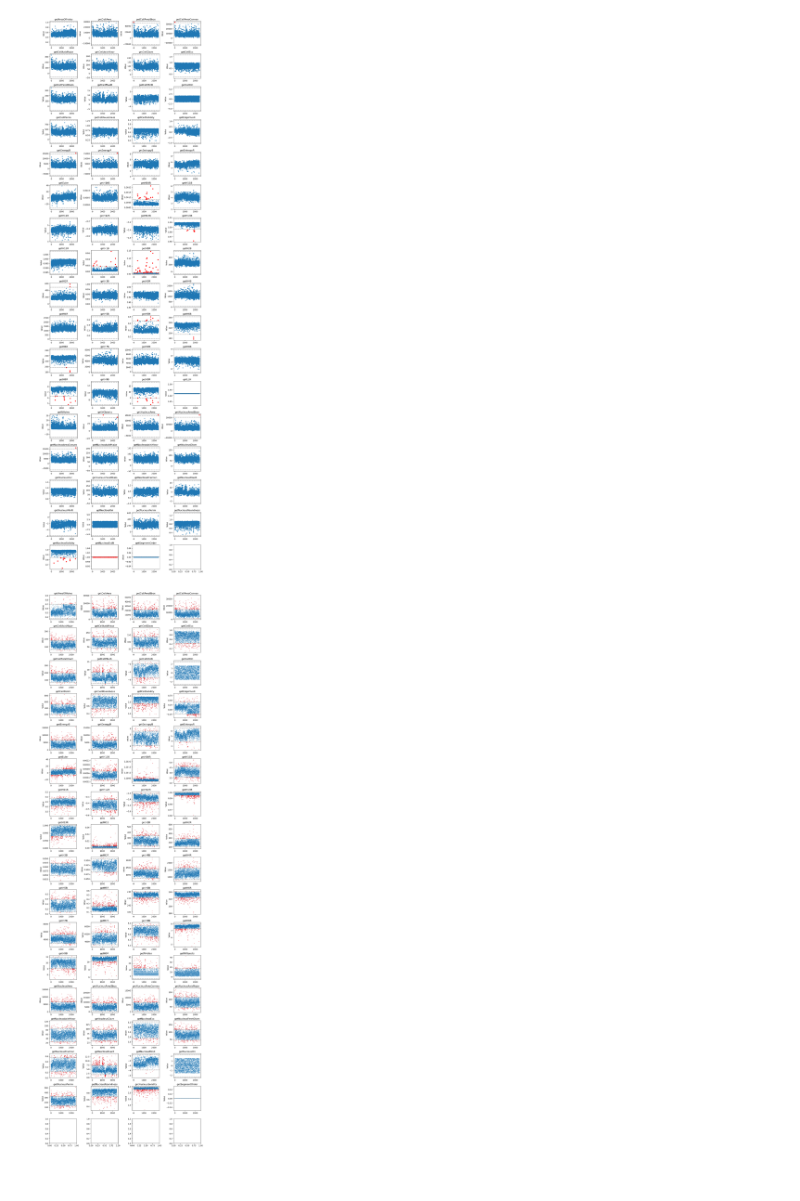
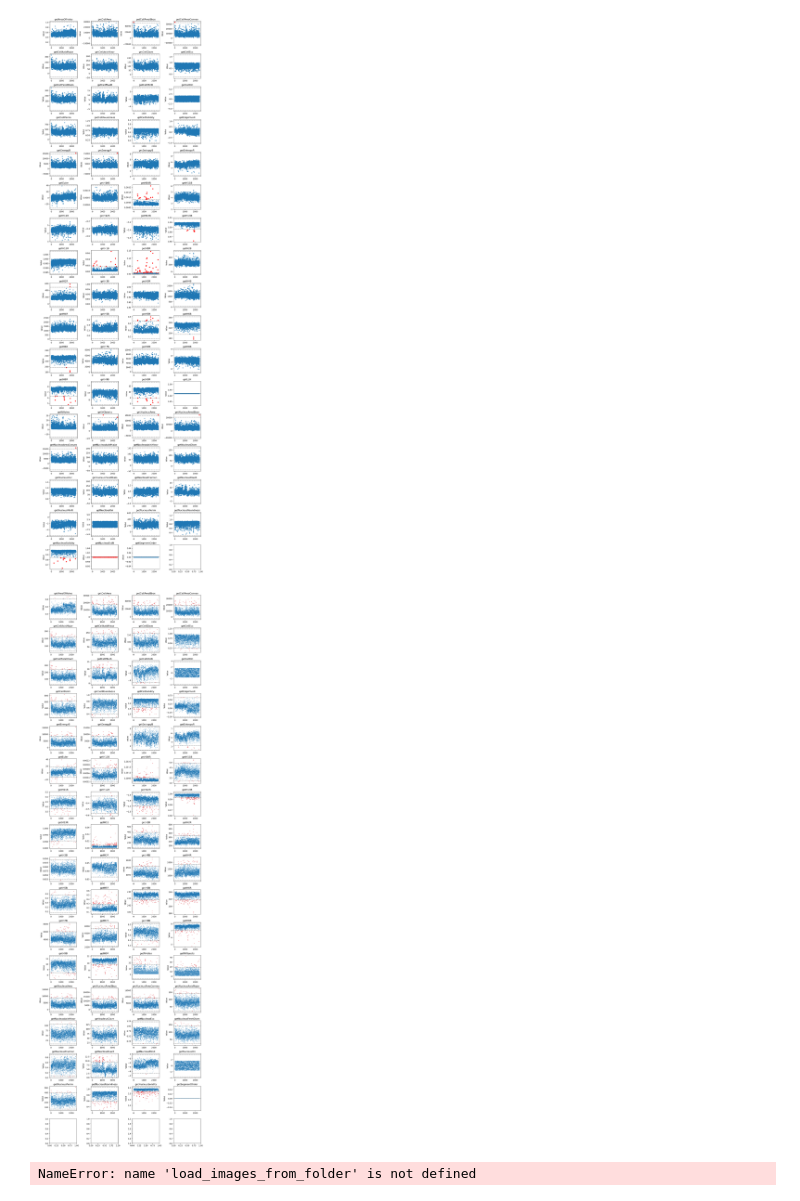
Before and after one commit to Antonio-Maschio/AML_FProject, a Jupyter notebook: dataanalysis.ipynb, the cells around one changed output. Drawn from its saved outputs; the diff is of its cells as text; code cells hidden in the pictures.

```diff
--- a/dataanalysis.ipynb
+++ b/dataanalysis.ipynb
@@ -279,39 +279,39 @@ outlier_data = []
 # Iterate over the variables and detect outliers using the IQR method
 for i, variable in enumerate(variables):
     # Calculate the IQR
-    Q1 = df[variable].quantile(0.30)
-    Q3 = df[variable].quantile(0.70)
+    Q1 = df[variable].quantile(0.20)
+    Q3 = df[variable].quantile(0.80)
     IQR = Q3 - Q1
 
     # Define the lower and upper bounds
     lower_bound = Q1 - 1.5 * IQR
     upper_bound = Q3 + 1.5 * IQR
 
     # Identify outliers
     outliers = df[(df[variable] < lower_bound) | (df[variable] > upper_bound)]
     outlier_data.extend([(index, variable) for index in outliers.index])
 
     # Plot the data points and outliers
     ax = axes[i]
     ax.scatter(df.index, df[variable], s=1, label='Data Points')
     ax.scatter(outliers.index, outliers[variable], color='red', s=1, label='Outliers')
     ax.axhline(lower_bound, color='gray', linestyle='--', label='Lower Bound')
     ax.axhline(upper_bound, color='gray', linestyle='--', label='Upper Bound')
     ax.set_title(variable)
     # ax.set_xlabel('Index')
     ax.set_ylabel('Value')
     # ax.legend()
 
 # Adjust the spacing between subplots
 plt.tight_layout()
 outlier_df = pd.DataFrame(outlier_data, columns=['Index', 'Variable'])
 
 # Save the outlier information to a CSV file
 outlier_df.to_csv('outliers3.csv', index=False)
 # Display the plots
 plt.show()
 # %% [output]
-[figure, old version]
+[figure, new version]
 # %%
 import os
 def plot_all(image_list,until):
@@ -447,3 +447,5 @@ for i in l:
     outliers.append(all[i])
 
 plot_all(outliers,len(outliers))
+# %% [output]
+NameError: name 'load_images_from_folder' is not defined
```
Also changed, not shown: parts of 3 cells of this notebook, 1 other file.
